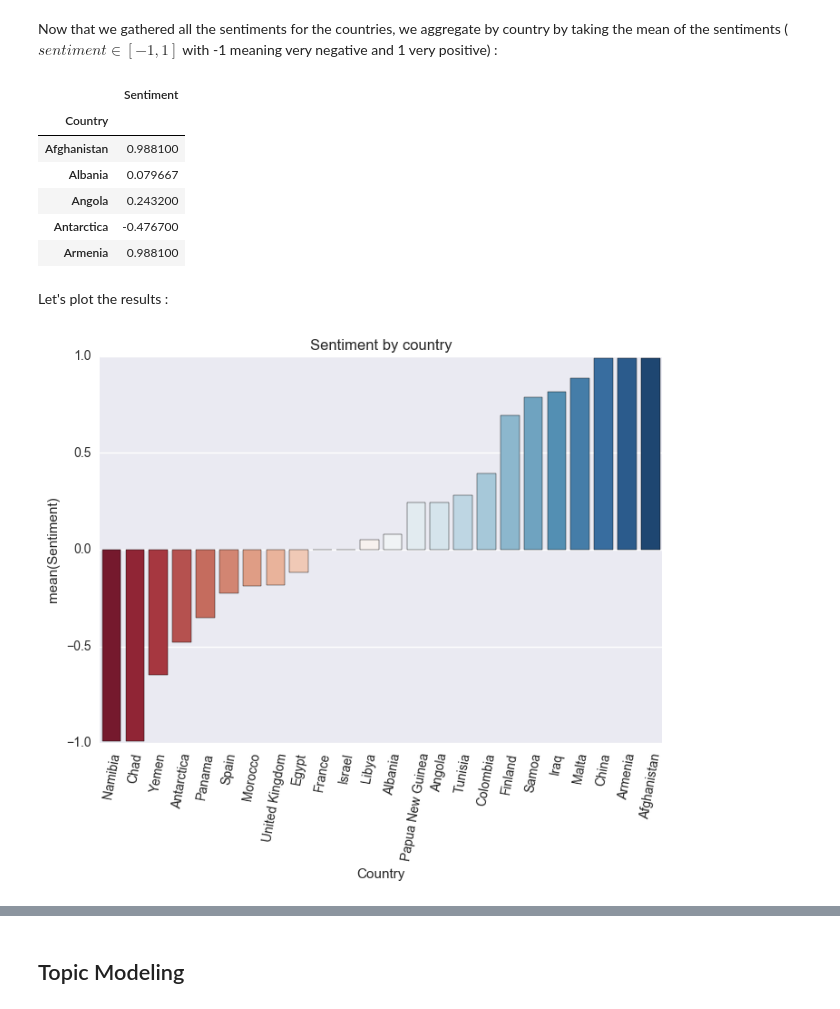
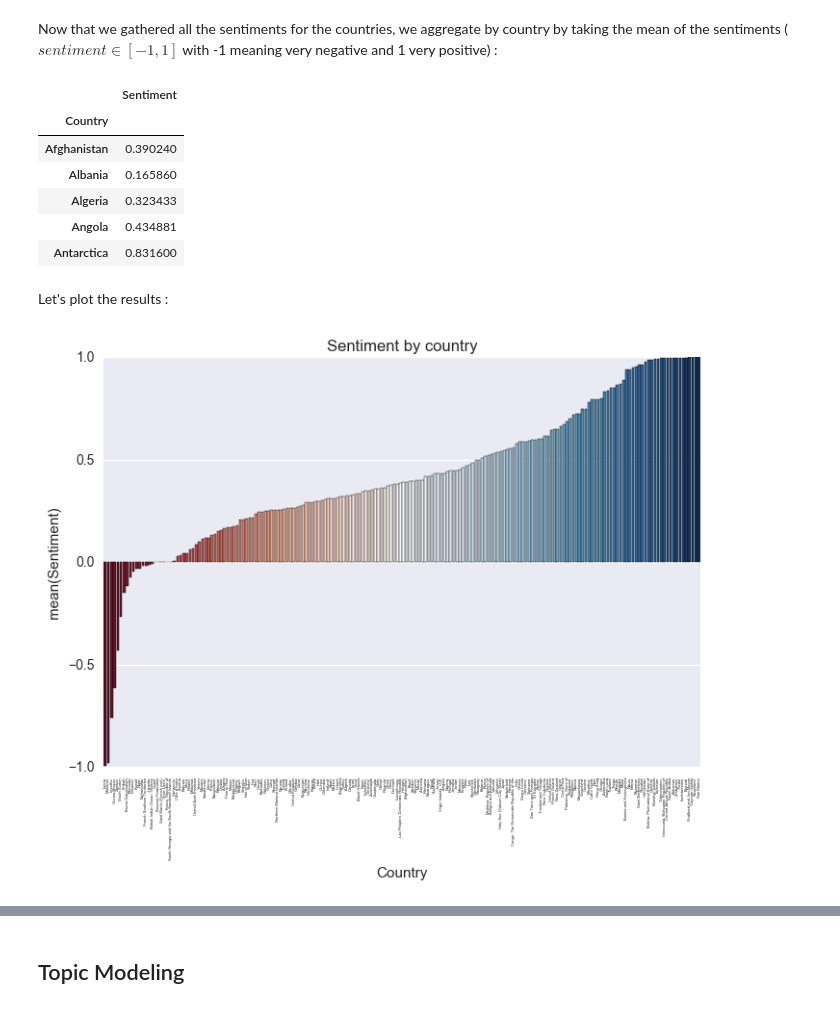
Before and after one commit to loistal/ADA_lab1, a Jupyter notebook: 05- Tamming Text/Hillary Email Controversy.ipynb, the cells around one changed output, grey strips where cells are left out. Saved outputs shown, nothing was run; the diff lists cells and outputs as text; code cells hidden in the pictures.

Commit message:
country sentiments on all the mails

```diff
--- a/05- Tamming Text/Hillary Email Controversy.ipynb
+++ b/05- Tamming Text/Hillary Email Controversy.ipynb
@@ -163,11 +163,15 @@ tok = TweetTokenizer()
 
 id = 0
 sentiments = {}
-coutries_stopwords = ['re', 'us', 'no', 'nor', 'ca', 'pm', 'cc', 'fm', 'tv', 'lie', 'mr', 'jordan', 'mm', 'mn', 'ai']
+coutries_stopwords = ['re', 'us', 'no', 'nor', 'ca', 'pm', 'cc', 'fm', 'tv',
+                      'lie', 'mr', 'jordan', 'mm', 'mn', 'ai', 'af', 'afg',
+                      'am', 'na', 'ck', 'cok', 'png', 'ad', 'and', 'kg',
+                      'fo', 'fro', 'aq', 'ata', 'th', 'tha', 'ben', 'hn',
+                      'ma', 'kz', 'ms', 'msr', 'pw', 'pg']
 coutries_stopwords = set(coutries_stopwords).union(STOPWORDS)
 
 # Take 100 first mails for development
-for mail in mails[:100]:
+for mail in mails:
     # Perform sentiment analysis
     score = vad.polarity_scores(mail)['compound']
 
@@ -198,19 +202,19 @@ df.head(5)
 # %% [output]
 |  | Sentiment |
 | Country |  |
-| Afghanistan | 0.988100 |
-| Albania | 0.079667 |
-| Angola | 0.243200 |
-| Antarctica | -0.476700 |
-| Armenia | 0.988100 |
+| Afghanistan | 0.390240 |
+| Albania | 0.165860 |
+| Algeria | 0.323433 |
+| Angola | 0.434881 |
+| Antarctica | 0.831600 |
 # %% [markdown]
 Let's plot the results :
 # %%
 data = pd.Series(data=df['Sentiment']).sort_values()
 
 plot = sns.barplot(data.index, data, palette=reversed(sns.color_palette("RdBu_r", len(data))))
 plt.title('Sentiment by country')
-plt.xticks(rotation=80)
+plt.xticks(rotation=90, fontsize=3)
 plt.show()
 # %% [output]
-[figure, old version]
+[figure, new version]
```
Also changed, not shown: parts of 7 cells of this notebook.
